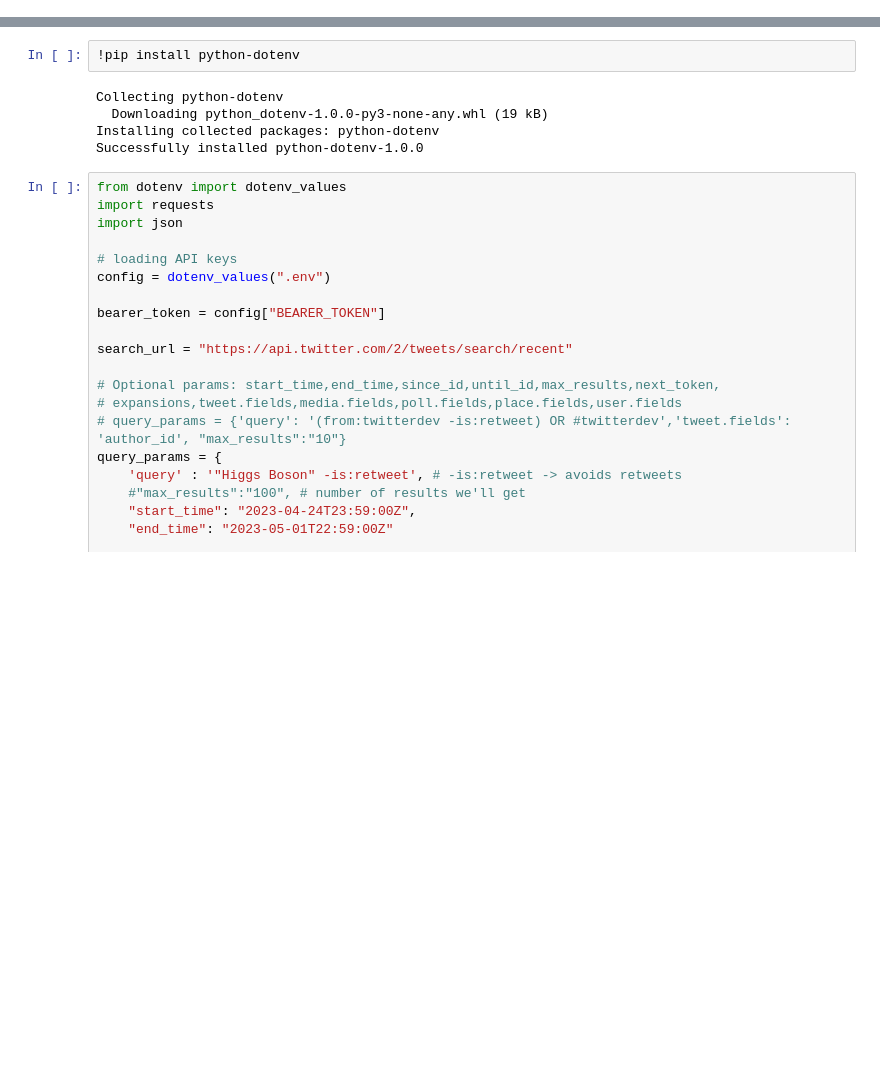
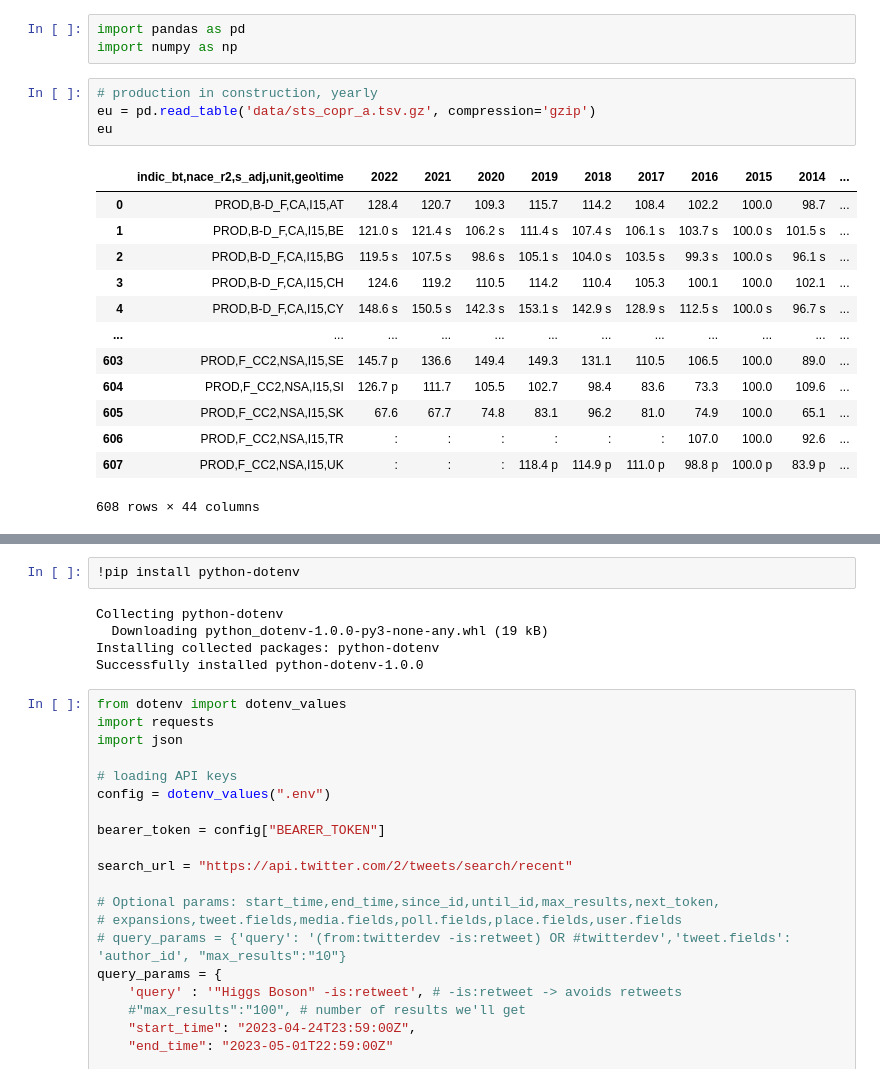
Before and after one commit to Carloselrecharlie/CA_Sem1-R, a Jupyter notebook: CA_1Sem-Repeat.ipynb, the cells around one changed output, grey strips where cells are left out. Saved outputs shown, nothing was run; the diff lists cells and outputs as text; blank space fills up the shorter version.

Commit message:
checking data from eurostat

```diff
--- a/CA_1Sem-Repeat.ipynb
+++ b/CA_1Sem-Repeat.ipynb
@@ -0,0 +1,21 @@
+# %%
+import pandas as pd
+import numpy as np
+# %%
+# production in construction, yearly
+eu = pd.read_table('data/sts_copr_a.tsv.gz', compression='gzip')
+eu
+# %% [output]
+|  | indic_bt,nace_r2,s_adj,unit,geo\time | 2022 | 2021 | 2020 | 2019 | 2018 | 2017 | 2016 | 2015 | 2014 | ... |
+| 0 | PROD,B-D_F,CA,I15,AT | 128.4 | 120.7 | 109.3 | 115.7 | 114.2 | 108.4 | 102.2 | 100.0 | 98.7 | ... |
+| 1 | PROD,B-D_F,CA,I15,BE | 121.0 s | 121.4 s | 106.2 s | 111.4 s | 107.4 s | 106.1 s | 103.7 s | 100.0 s | 101.5 s | ... |
+| 2 | PROD,B-D_F,CA,I15,BG | 119.5 s | 107.5 s | 98.6 s | 105.1 s | 104.0 s | 103.5 s | 99.3 s | 100.0 s | 96.1 s | ... |
+| 3 | PROD,B-D_F,CA,I15,CH | 124.6 | 119.2 | 110.5 | 114.2 | 110.4 | 105.3 | 100.1 | 100.0 | 102.1 | ... |
+| 4 | PROD,B-D_F,CA,I15,CY | 148.6 s | 150.5 s | 142.3 s | 153.1 s | 142.9 s | 128.9 s | 112.5 s | 100.0 s | 96.7 s | ... |
+| ... | ... | ... | ... | ... | ... | ... | ... | ... | ... | ... | ... |
+| 603 | PROD,F_CC2,NSA,I15,SE | 145.7 p | 136.6 | 149.4 | 149.3 | 131.1 | 110.5 | 106.5 | 100.0 | 89.0 | ... |
+| 604 | PROD,F_CC2,NSA,I15,SI | 126.7 p | 111.7 | 105.5 | 102.7 | 98.4 | 83.6 | 73.3 | 100.0 | 109.6 | ... |
+| 605 | PROD,F_CC2,NSA,I15,SK | 67.6 | 67.7 | 74.8 | 83.1 | 96.2 | 81.0 | 74.9 | 100.0 | 65.1 | ... |
+| 606 | PROD,F_CC2,NSA,I15,TR | : | : | : | : | : | : | 107.0 | 100.0 | 92.6 | ... |
+| 607 | PROD,F_CC2,NSA,I15,UK | : | : | : | 118.4 p | 114.9 p | 111.0 p | 98.8 p | 100.0 p | 83.9 p | ... |
+608 rows × 44 columns
```
Also changed, not shown: parts of 16 cells of this notebook.
